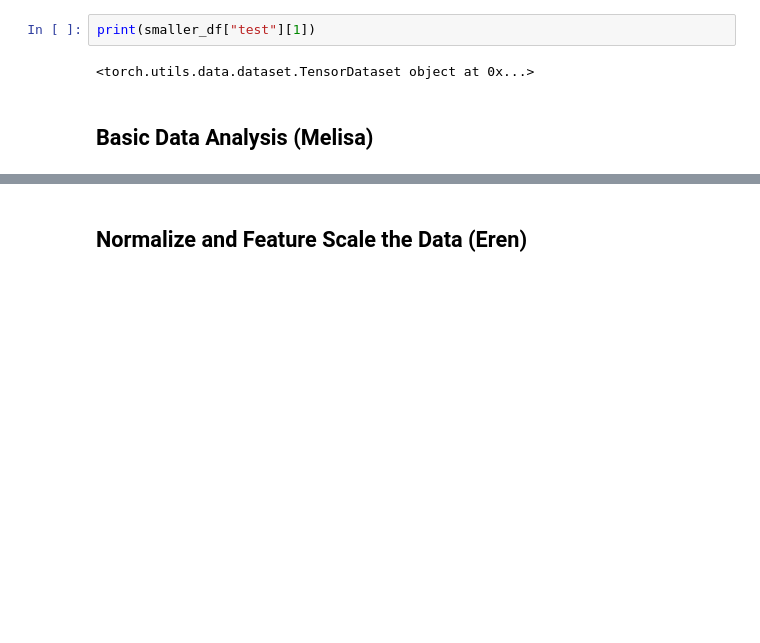
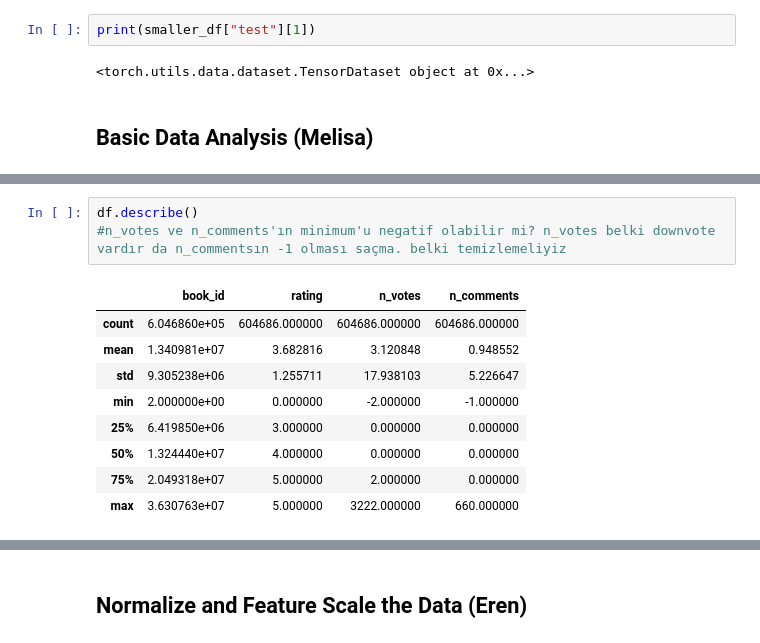
Before and after one commit to erenolg/Group_11, a Jupyter notebook: preprocessing.ipynb, the cells around one changed output, grey strips where cells are left out. Drawn from its saved outputs; the diff is of its cells as text; blank space fills up the shorter version.

```diff
--- a/preprocessing.ipynb
+++ b/preprocessing.ipynb
@@ -153,0 +172,13 @@ print(smaller_df["test"][1])
+# %%
+df.describe()
+#n_votes ve n_comments'ın minimum'u negatif olabilir mi? n_votes belki downvote vardır da n_commentsın -1 olması saçma. belki temizlemeliyiz
+# %% [output]
+|  | book_id | rating | n_votes | n_comments |
+| count | 6.046860e+05 | 604686.000000 | 604686.000000 | 604686.000000 |
+| mean | 1.340981e+07 | 3.682816 | 3.120848 | 0.948552 |
+| std | 9.305238e+06 | 1.255711 | 17.938103 | 5.226647 |
+| min | 2.000000e+00 | 0.000000 | -2.000000 | -1.000000 |
+| 25% | 6.419850e+06 | 3.000000 | 0.000000 | 0.000000 |
+| 50% | 1.324440e+07 | 4.000000 | 0.000000 | 0.000000 |
+| 75% | 2.049318e+07 | 5.000000 | 2.000000 | 0.000000 |
+| max | 3.630763e+07 | 5.000000 | 3222.000000 | 660.000000 |
```
Also changed, not shown: parts of 6 cells of this notebook, 1 other file.
